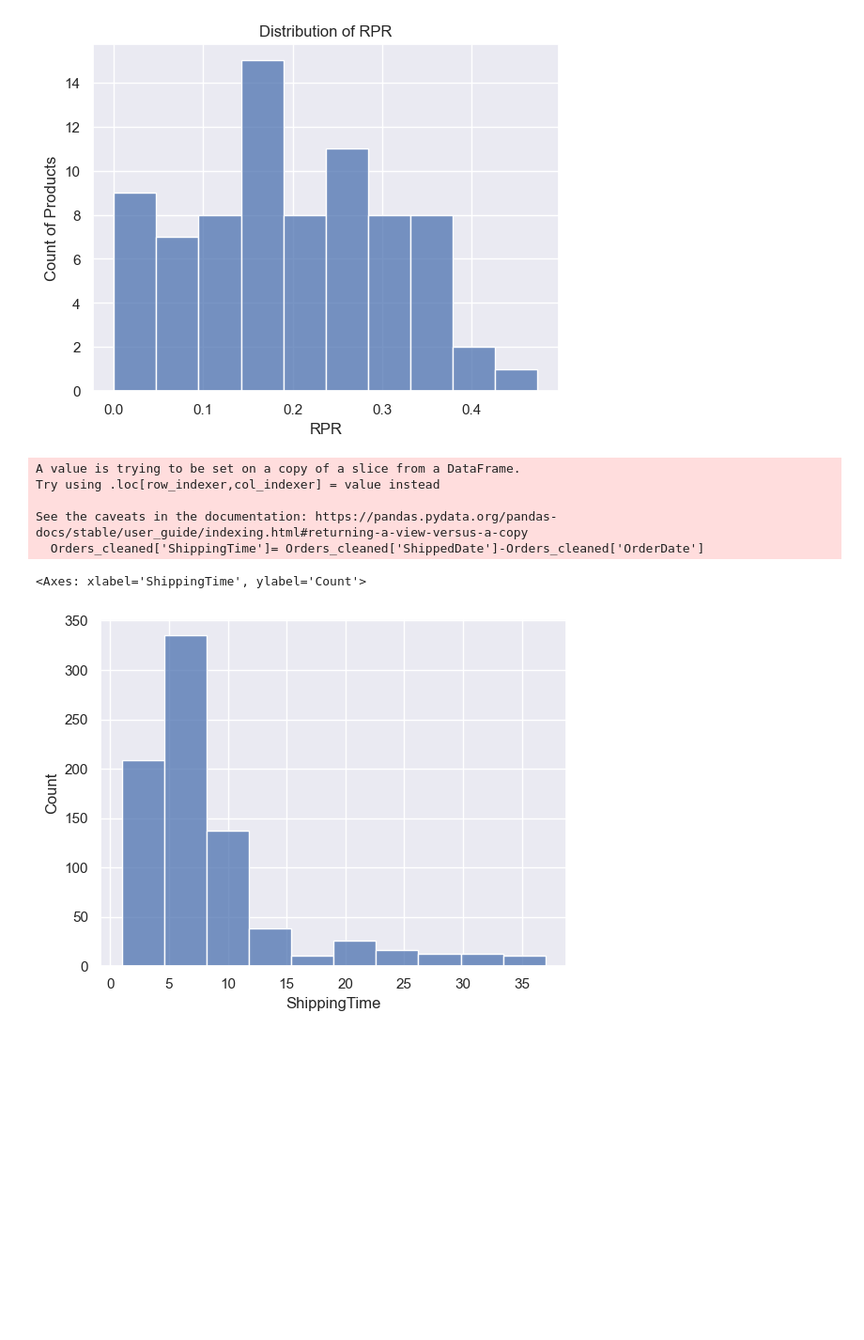
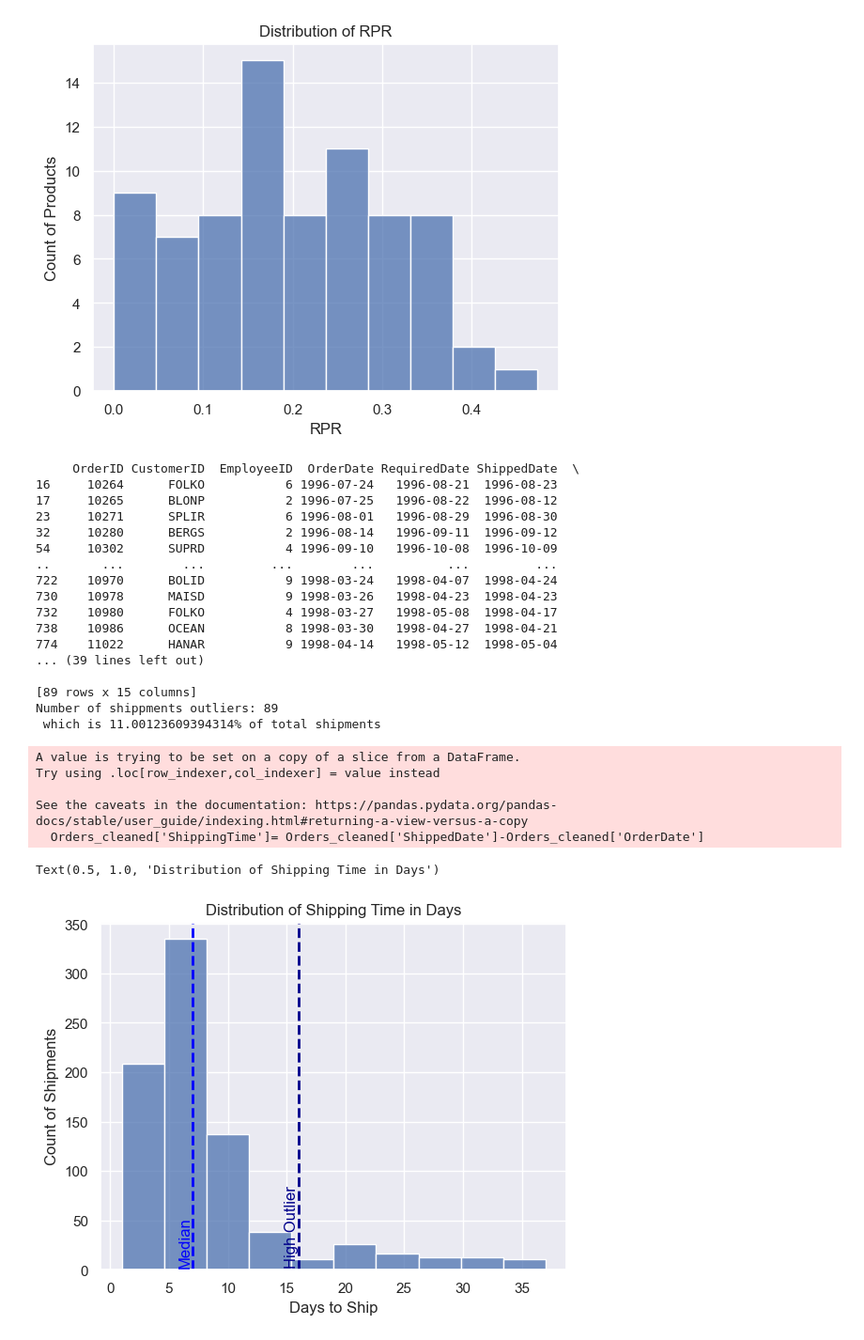
Before and after one commit to yarinsella/Northwind-EDA-, a Jupyter notebook: main.ipynb, the cells around one changed output. Shown at 94% size. Cells and saved outputs as stored; diff of their text form; code cells hidden in the pictures; blank space fills up the shorter version.

```diff
--- a/main.ipynb
+++ b/main.ipynb
@@ -105,7 +105,7 @@ def get_outliers(data,colname):
         'Q3':Q3,
         'Q1':Q1,
         'IQR':IQR,
-        'ligh_outlier':high_outlier,
+        'high_outlier':high_outlier,
         'low_outlier':low_outlier,
         'df_high_outliers':data[data[colname]>high_outlier],
         'df_low_outliers':data[data[colname]<low_outlier]
@@ -217,21 +217,57 @@ Index: []
 # %%
 #Delivery time distribution
 #checking for nulls
 Orders[Orders['ShippedDate'].isnull()]
 Orders.sort_values(by='ShippedDate',ascending=False)
 #by comparing latest reported dates to the order date of orders which don't have a shipped date I conclude that orders that lack shipped date are orders not yet shipped. Therefore, I will remove them to continue analysis.
 Orders_cleaned = Orders.dropna(subset='ShippedDate')
 
 Orders_cleaned['ShippingTime']= Orders_cleaned['ShippedDate']-Orders_cleaned['OrderDate']
-Orders_cleaned['ShippingTime'].dt.days
 
+#Shipping Time Statistics
+shippingtime_outliers = get_outliers(Orders_cleaned,'ShippingTime')
+print(shippingtime_outliers['df_high_outliers']) #All shipments outliers in shipping time
+num_of_shipments_outliers =shippingtime_outliers['df_high_outliers']['OrderID'].count()
+num_of_total_shipmets = Orders_cleaned['OrderID'].count()
+print(f'Number of shippments outliers: {num_of_shipments_outliers} \n which is {(num_of_shipments_outliers/num_of_total_shipmets)*100}% of total shipments')
+
+
+#Histogram of distribution of shipping time
 sns.set_theme()
 sns.histplot(Orders_cleaned['ShippingTime'].dt.days,bins=10)
+high_outlier_days = shippingtime_outliers['high_outlier'].astype('timedelta64[D]').astype(int)
+median_days = shippingtime_outliers['median'].astype('timedelta64[D]').astype(int)
+plt.axvline(x=high_outlier_days, color='darkblue', linestyle='--', linewidth=2,label='High Outlier')
+plt.text(high_outlier_days, 1.5, 'High Outlier', color='darkblue', rotation=90,
+         va='bottom', ha='right')
+plt.axvline(x=median_days, color='blue', linestyle='--', linewidth=2,label='Median')
+plt.text(median_days, 1.5, 'Median', color='blue', rotation=90,
+         va='bottom', ha='right')
+plt.ylabel('Count of Shipments')
+plt.xlabel('Days to Ship')
+plt.title("Distribution of Shipping Time in Days")
 # %% [output]
-A value is trying to be set on a copy of a slice from a DataFrame.
-Try using .loc[row_indexer,col_indexer] = value instead
+     OrderID CustomerID  EmployeeID  OrderDate RequiredDate ShippedDate  \
+16     10264      FOLKO           6 1996-07-24   1996-08-21  1996-08-23
+17     10265      BLONP           2 1996-07-25   1996-08-22  1996-08-12
+23     10271      SPLIR           6 1996-08-01   1996-08-29  1996-08-30
+32     10280      BERGS           2 1996-08-14   1996-09-11  1996-09-12
+54     10302      SUPRD           4 1996-09-10   1996-10-08  1996-10-09
+..       ...        ...         ...        ...          ...         ...
+722    10970      BOLID           9 1998-03-24   1998-04-07  1998-04-24
+730    10978      MAISD           9 1998-03-26   1998-04-23  1998-04-23
+732    10980      FOLKO           4 1998-03-27   1998-05-08  1998-04-17
+738    10986      OCEAN           8 1998-03-30   1998-04-27  1998-04-21
+774    11022      HANAR           9 1998-04-14   1998-05-12  1998-05-04
+... (39 lines left out)
 
-See the caveats in the documentation: https://pandas.pydata.org/pandas-docs/stable/user_guide/indexing.html#returning-a-view-versus-a-copy
-  Orders_cleaned['ShippingTime']= Orders_cleaned['ShippedDate']-Orders_cleaned['OrderDate']
+[89 rows x 15 columns]
+Number of shippments outliers: 89
+ which is 11.00123609394314% of total shipments
-<Axes: xlabel='ShippingTime', ylabel='Count'>
+A value is trying to be set on a copy of a slice from a DataFrame.
+Try using .loc[row_indexer,col_indexer] = value instead
+
+See the caveats in the documentation: https://pandas.pydata.org/pandas-docs/stable/user_guide/indexing.html#returning-a-view-versus-a-copy
+  Orders_cleaned['ShippingTime']= Orders_cleaned['ShippedDate']-Orders_cleaned['OrderDate']
+Text(0.5, 1.0, 'Distribution of Shipping Time in Days')
-[figure, old version]
+[figure, new version]
```
Also changed, not shown: parts of 5 cells of this notebook.
